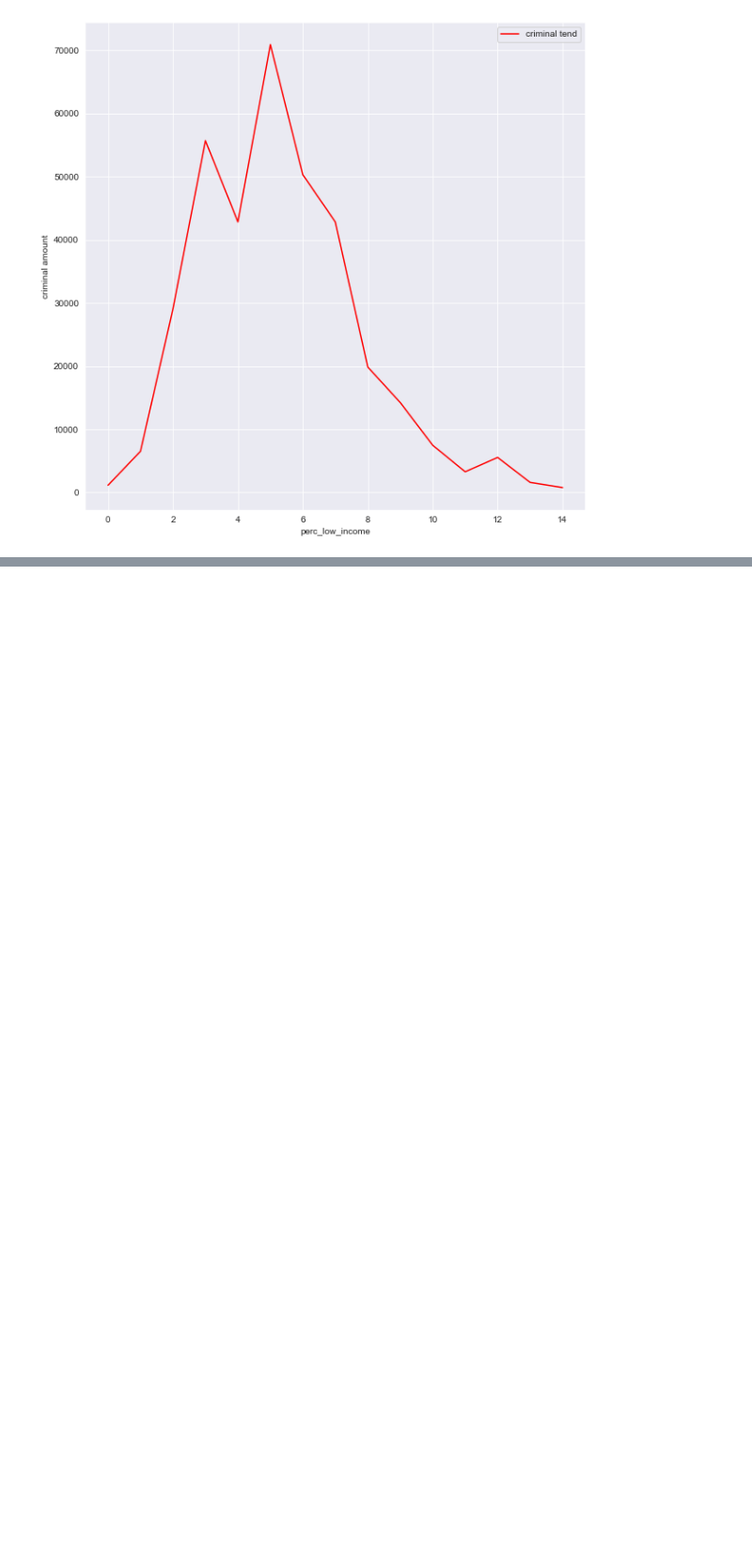
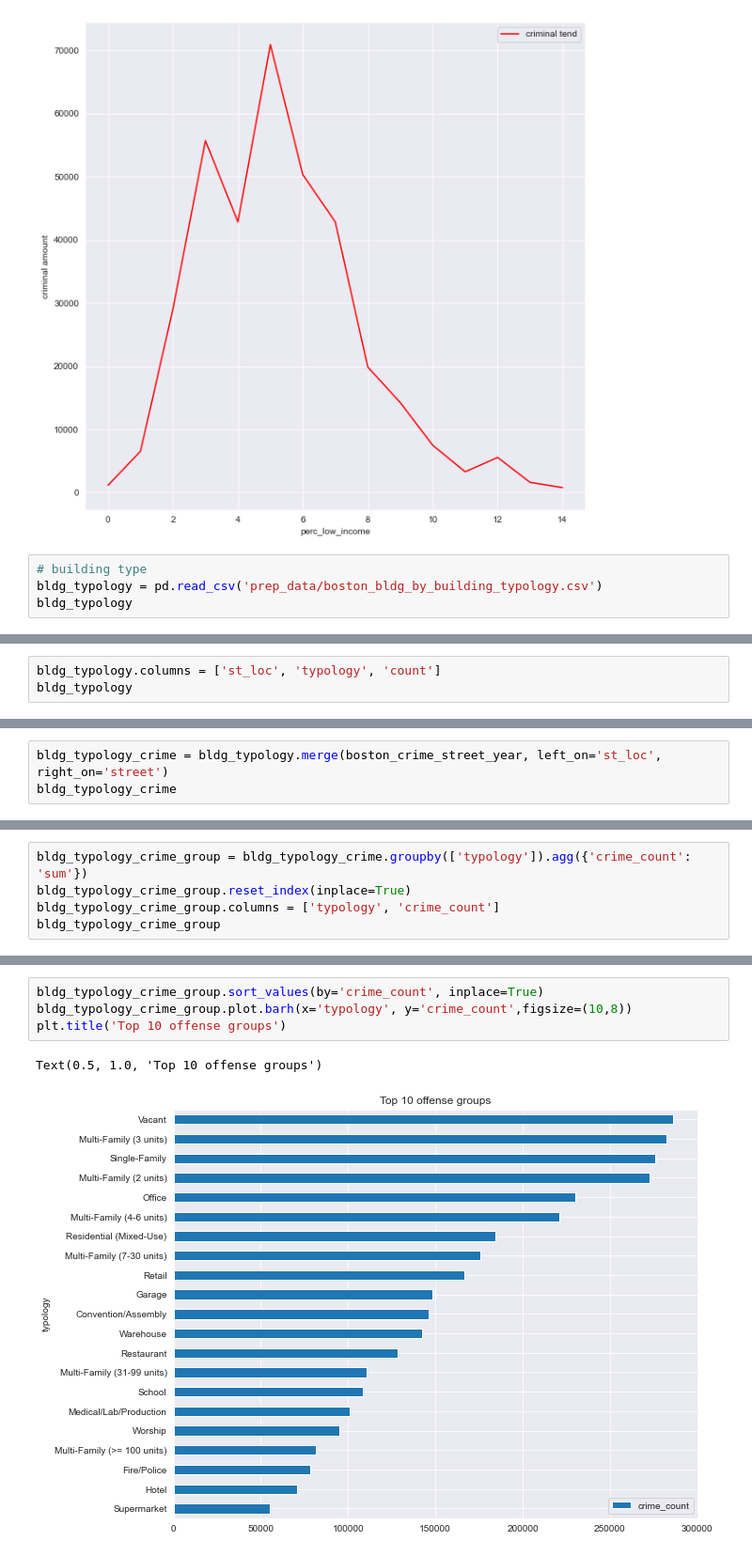
Before and after one commit to FlyingNightBird/2022Spring_Finals, a Jupyter notebook: preprocessing_building_data.ipynb, the cells around one changed output, grey strips where cells are left out. Shown: that part at 94% size. Drawn from its saved outputs; the diff is of its cells as text; blank space fills up the shorter version.

Commit message:
Add analysis for typology

```diff
--- a/preprocessing_building_data.ipynb
+++ b/preprocessing_building_data.ipynb
@@ -519,3 +519,7 @@ line_chart_for_street_avg_group('prep_data/boston_bldg_by_high_income.csv', bost
 line_chart_for_street_avg_group('prep_data/boston_bldg_by_low_income.csv', boston_crime_street_year, 'perc_low_income')
 # %% [output]
 [figure]
+# %%
+# building type
+bldg_typology = pd.read_csv('prep_data/boston_bldg_by_building_typology.csv')
+bldg_typology
@@ -521,0 +540,3 @@ line_chart_for_street_avg_group('prep_data/boston_bldg_by_low_income.csv', bosto
+# %%
+bldg_typology.columns = ['st_loc', 'typology', 'count']
+bldg_typology
@@ -521,0 +573,3 @@ line_chart_for_street_avg_group('prep_data/boston_bldg_by_low_income.csv', bosto
+# %%
+bldg_typology_crime = bldg_typology.merge(boston_crime_street_year, left_on='st_loc', right_on='street')
+bldg_typology_crime
@@ -521,0 +590,5 @@ line_chart_for_street_avg_group('prep_data/boston_bldg_by_low_income.csv', bosto
+# %%
+bldg_typology_crime_group = bldg_typology_crime.groupby(['typology']).agg({'crime_count': 'sum'})
+bldg_typology_crime_group.reset_index(inplace=True)
+bldg_typology_crime_group.columns = ['typology', 'crime_count']
+bldg_typology_crime_group
@@ -521,0 +613,7 @@ line_chart_for_street_avg_group('prep_data/boston_bldg_by_low_income.csv', bosto
+# %%
+bldg_typology_crime_group.sort_values(by='crime_count', inplace=True)
+bldg_typology_crime_group.plot.barh(x='typology', y='crime_count',figsize=(10,8))
+plt.title('Top 10 offense groups')
+# %% [output]
+Text(0.5, 1.0, 'Top 10 offense groups')
+[figure, added]
```
Also changed, not shown: parts of 12 cells of this notebook.
